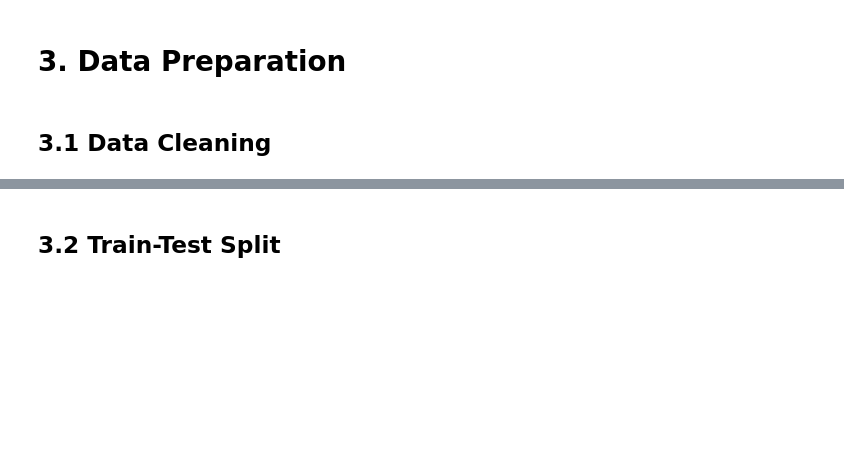
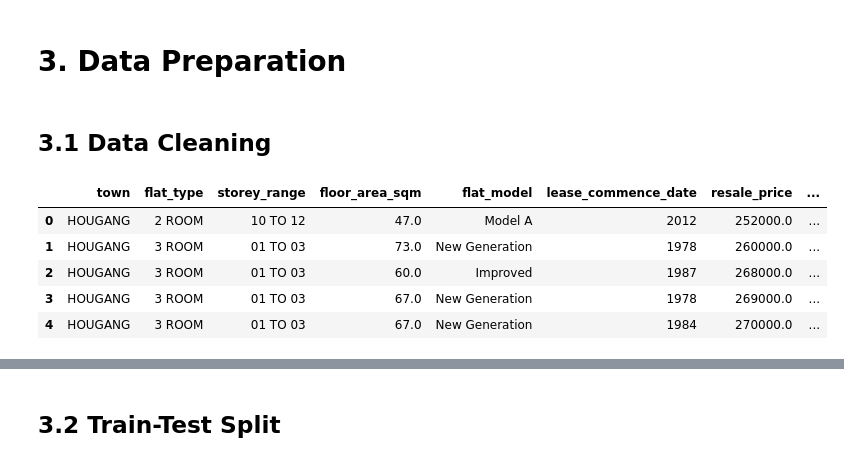
Before and after one commit to niroxzv/mldpschooljunyu, a Jupyter notebook: MLDP Program Codes Submission Template(1).ipynb, the cells around one changed output, grey strips where cells are left out. Cells and saved outputs as stored; diff of their text form; code cells hidden in the pictures; blank space fills up the shorter version.

```diff
--- a/MLDP Program Codes Submission Template(1).ipynb
+++ b/MLDP Program Codes Submission Template(1).ipynb
@@ -170,3 +170,35 @@ plt.show()
 ## 3.1 Data Cleaning
 # %%
 ## Clean data
+# df is already filtered to our chosen towns at load time (section 2.1)
+df_clean = df.copy()
+
+# 'remaining_lease' is text like "61 years 04 months" -> convert to a numeric value in years
+def parse_lease(text):
+    parts = text.split()
+    years = months = 0
+    for i, p in enumerate(parts):
+        if p.startswith('year'):
+            years = int(parts[i - 1])
+        elif p.startswith('month'):
+            months = int(parts[i - 1])
+    return years + months / 12
+
+df_clean['remaining_lease_years'] = df_clean['remaining_lease'].apply(parse_lease)
+
+# 'month' is text like "2017-01" -> pull out the year as a number
+df_clean['year'] = df_clean['month'].str[:4].astype(int)
+
+# Drop columns we won't use as features:
+#  - month / remaining_lease: replaced by the numeric versions above
+#  - block / street_name: too many unique values (high cardinality) to be useful
+df_clean = df_clean.drop(columns=['month', 'remaining_lease', 'block', 'street_name'])
+
+df_clean.head()
+# %% [output]
+|  | town | flat_type | storey_range | floor_area_sqm | flat_model | lease_commence_date | resale_price | ... |
+| 0 | HOUGANG | 2 ROOM | 10 TO 12 | 47.0 | Model A | 2012 | 252000.0 | ... |
+| 1 | HOUGANG | 3 ROOM | 01 TO 03 | 73.0 | New Generation | 1978 | 260000.0 | ... |
+| 2 | HOUGANG | 3 ROOM | 01 TO 03 | 60.0 | Improved | 1987 | 268000.0 | ... |
+| 3 | HOUGANG | 3 ROOM | 01 TO 03 | 67.0 | New Generation | 1978 | 269000.0 | ... |
+| 4 | HOUGANG | 3 ROOM | 01 TO 03 | 67.0 | New Generation | 1984 | 270000.0 | ... |
```
Also changed, not shown: parts of 5 cells of this notebook.
